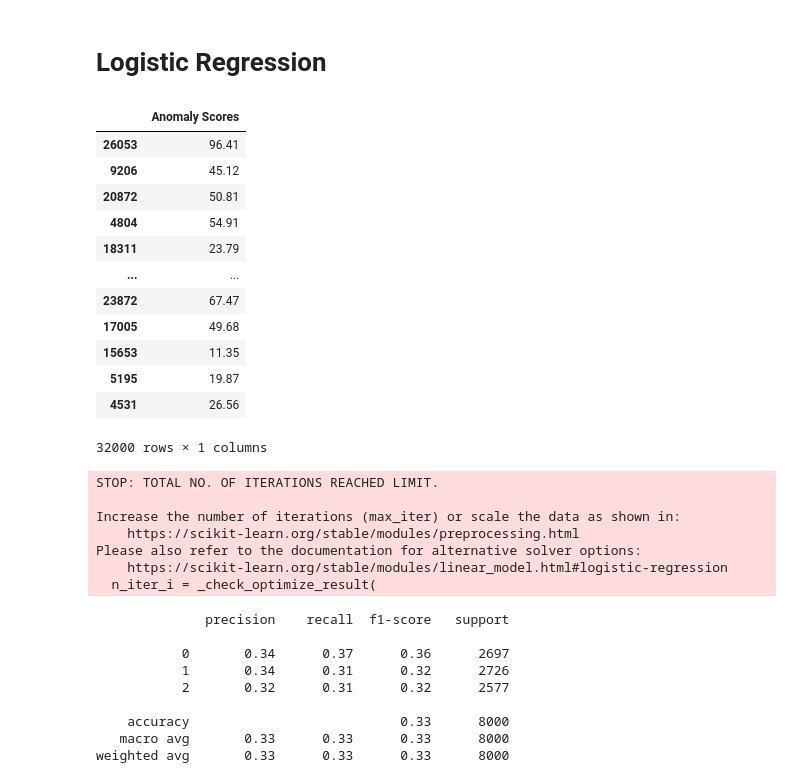
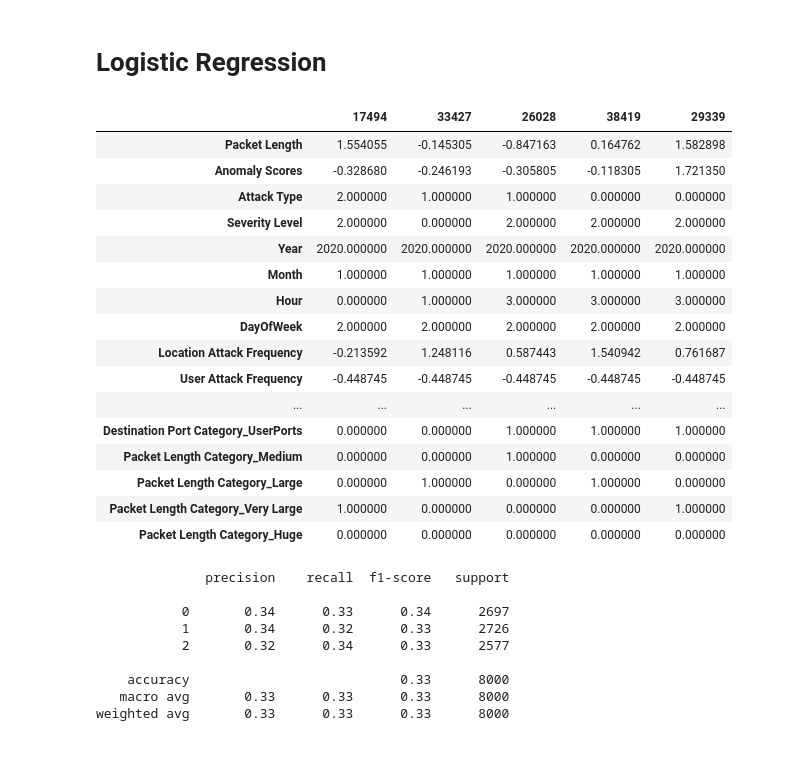
Before and after one commit to sacumesh/cyber-attack-predictor, a Jupyter notebook: notebooks/DataExplorationBeforeFeaturesEngeneering.ipynb, the cells around one changed output. Cells and saved outputs as stored; diff of their text form; code cells hidden in the pictures; blank space fills up the shorter version.

```diff
--- a/notebooks/DataExplorationBeforeFeaturesEngeneering.ipynb
+++ b/notebooks/DataExplorationBeforeFeaturesEngeneering.ipynb
@@ -786,43 +813,38 @@ list_important_features(rf_clf, x_train, y_train)
 # %% [markdown]
 # Logistic Regression
+# %%
+df = pd.get_dummies(df_proccesed, drop_first=True, dtype=int)
+df.head().T
+# %% [output]
+|  | 17494 | 33427 | 26028 | 38419 | 29339 |
+| Packet Length | 1.554055 | -0.145305 | -0.847163 | 0.164762 | 1.582898 |
+| Anomaly Scores | -0.328680 | -0.246193 | -0.305805 | -0.118305 | 1.721350 |
+| Attack Type | 2.000000 | 1.000000 | 1.000000 | 0.000000 | 0.000000 |
+| Severity Level | 2.000000 | 0.000000 | 2.000000 | 2.000000 | 2.000000 |
+| Year | 2020.000000 | 2020.000000 | 2020.000000 | 2020.000000 | 2020.000000 |
+| Month | 1.000000 | 1.000000 | 1.000000 | 1.000000 | 1.000000 |
+| Hour | 0.000000 | 1.000000 | 3.000000 | 3.000000 | 3.000000 |
+| DayOfWeek | 2.000000 | 2.000000 | 2.000000 | 2.000000 | 2.000000 |
+| Location Attack Frequency | -0.213592 | 1.248116 | 0.587443 | 1.540942 | 0.761687 |
+| User Attack Frequency | -0.448745 | -0.448745 | -0.448745 | -0.448745 | -0.448745 |
+| ... | ... | ... | ... | ... | ... |
+| Destination Port Category_UserPorts | 0.000000 | 0.000000 | 1.000000 | 1.000000 | 1.000000 |
+| Packet Length Category_Medium | 0.000000 | 0.000000 | 1.000000 | 0.000000 | 0.000000 |
+| Packet Length Category_Large | 0.000000 | 1.000000 | 0.000000 | 1.000000 | 0.000000 |
+| Packet Length Category_Very Large | 1.000000 | 0.000000 | 0.000000 | 0.000000 | 1.000000 |
+| Packet Length Category_Huge | 0.000000 | 0.000000 | 0.000000 | 0.000000 | 0.000000 |
 # %%
-x_train[x_train.columns[selected_features]]
+from sklearn.linear_model import LogisticRegression
+
+lr_clf = LogisticRegression(random_state=42, max_iter=500, solver='newton-cg')
+evaluate_model(df, lr_clf)
 # %% [output]
-|  | Anomaly Scores |
-| 26053 | 96.41 |
-| 9206 | 45.12 |
-| 20872 | 50.81 |
-| 4804 | 54.91 |
-| 18311 | 23.79 |
-| ... | ... |
-| 23872 | 67.47 |
-| 17005 | 49.68 |
-| 15653 | 11.35 |
-| 5195 | 19.87 |
-| 4531 | 26.56 |
-32000 rows × 1 columns
+              precision    recall  f1-score   support
+
+           0       0.34      0.33      0.34      2697
+           1       0.34      0.32      0.33      2726
+           2       0.32      0.34      0.33      2577
+
+    accuracy                           0.33      8000
+   macro avg       0.33      0.33      0.33      8000
+weighted avg       0.33      0.33      0.33      8000
-# %%
-from sklearn.linear_model import LogisticRegression
-from sklearn.metrics  import classification_report
-
-lr_clf = LogisticRegression(random_state=42)
-lr_clf.fit(x_train, y_train)
-y_pred = rf_clf.predict(x_test)
-print(classification_report(y_test, y_pred))
-# %% [output]
-STOP: TOTAL NO. OF ITERATIONS REACHED LIMIT.
-
-Increase the number of iterations (max_iter) or scale the data as shown in:
-    https://scikit-learn.org/stable/modules/preprocessing.html
-Please also refer to the documentation for alternative solver options:
-    https://scikit-learn.org/stable/modules/linear_model.html#logistic-regression
-  n_iter_i = _check_optimize_result(
-              precision    recall  f1-score   support
-
-           0       0.34      0.37      0.36      2697
-           1       0.34      0.31      0.32      2726
-           2       0.32      0.31      0.32      2577
-
-    accuracy                           0.33      8000
-   macro avg       0.33      0.33      0.33      8000
-weighted avg       0.33      0.33      0.33      8000
```
Also changed, not shown: parts of 65 cells of this notebook.
